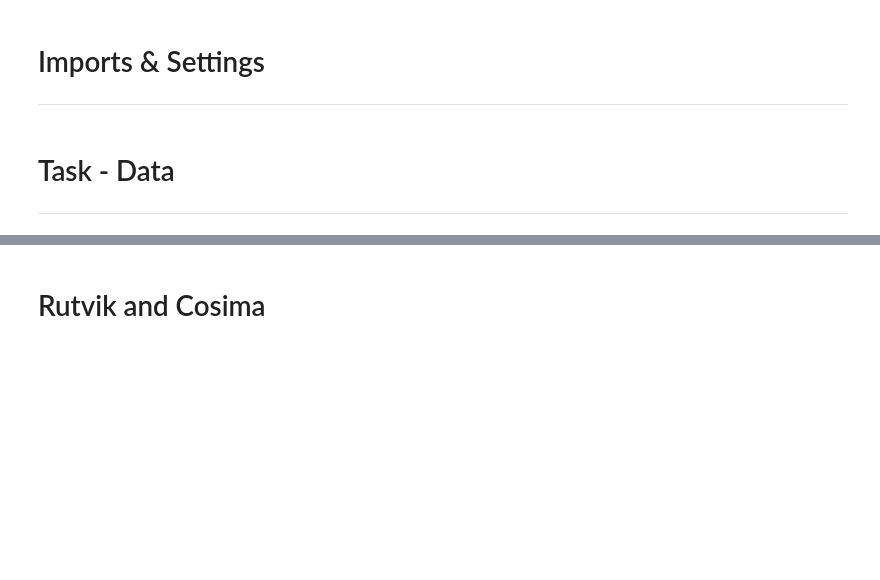
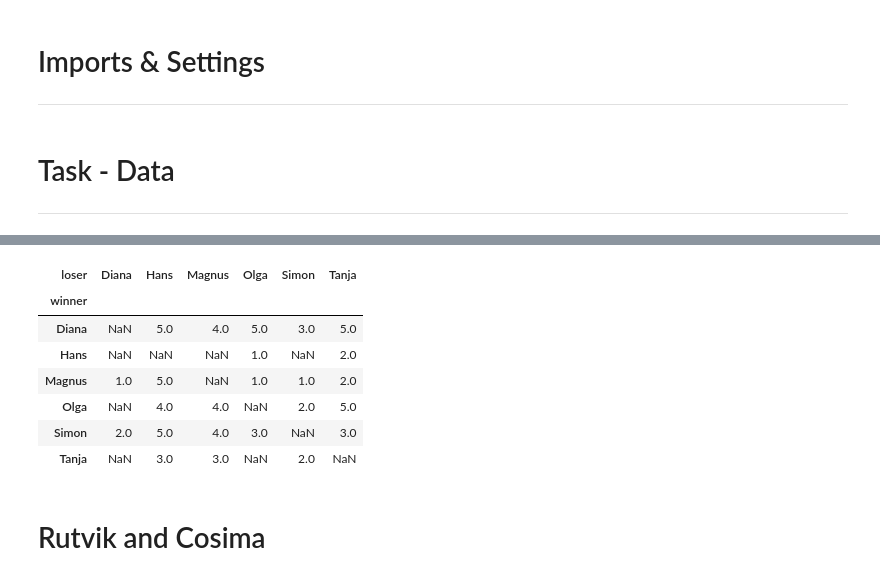
Before and after one commit to Rutvik-rn/Kicker-Strategy, a Jupyter notebook: notebook.ipynb, the cells around one changed output, grey strips where cells are left out. Saved outputs shown, nothing was run; the diff lists cells and outputs as text; code cells hidden in the pictures; blank space fills up the shorter version.

```diff
--- a/notebook.ipynb
+++ b/notebook.ipynb
@@ -91,8 +129,18 @@ results_table['winner'].value_counts().reset_index()
 # %%
 win_counts = results_table.groupby(['winner', 'loser']).size().reset_index(name='wins')
 win_matrix = win_counts.pivot(index='winner', columns='loser', values='wins')
 all_players = sorted(list(set(results_table['winner']) | set(results_table['loser'])))
-win_matrix.reindex(index=all_players, columns=all_players, fill_value=0)
+win_matrix_final = win_matrix.reindex(index=all_players, columns=all_players, fill_value=0)
+win_matrix_final
+# %% [output]
+| loser | Diana | Hans | Magnus | Olga | Simon | Tanja |
+| winner |  |  |  |  |  |  |
+| Diana | NaN | 5.0 | 4.0 | 5.0 | 3.0 | 5.0 |
+| Hans | NaN | NaN | NaN | 1.0 | NaN | 2.0 |
+| Magnus | 1.0 | 5.0 | NaN | 1.0 | 1.0 | 2.0 |
+| Olga | NaN | 4.0 | 4.0 | NaN | 2.0 | 5.0 |
+| Simon | 2.0 | 5.0 | 4.0 | 3.0 | NaN | 3.0 |
+| Tanja | NaN | 3.0 | 3.0 | NaN | 2.0 | NaN |
 # %% [markdown]
 # Rutvik and Cosima
 # %%
```
Also changed, not shown: parts of 18 cells of this notebook.
